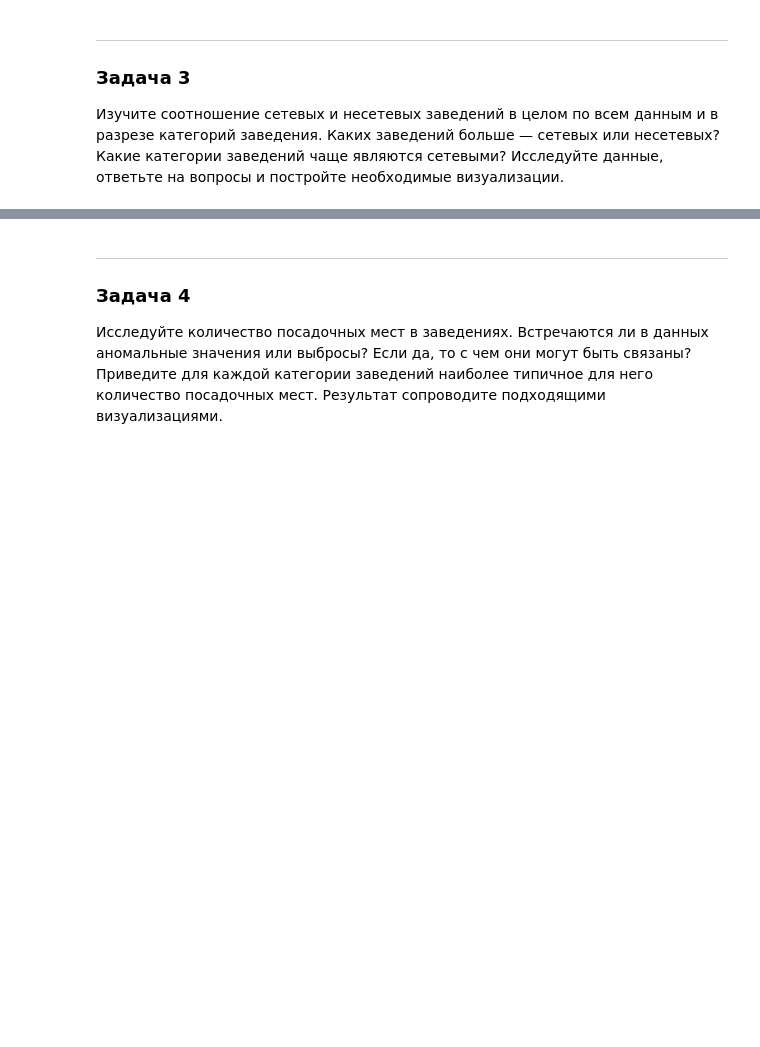
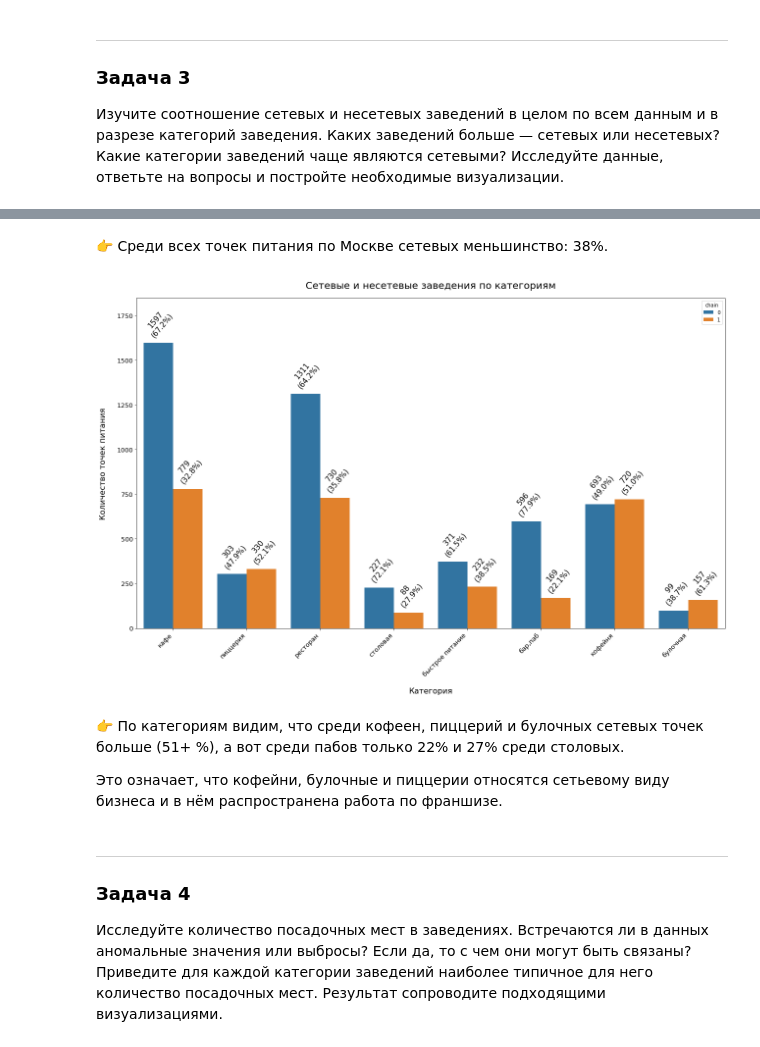
Before and after one commit to alexf2/yp_data_science_tasks, a Jupyter notebook: sprint7_pandas/sprint7_project_new.ipynb, the cells around one changed output, grey strips where cells are left out. Cells and saved outputs as stored; diff of their text form; code cells hidden in the pictures; blank space fills up the shorter version.

```diff
--- a/sprint7_pandas/sprint7_project_new.ipynb
+++ b/sprint7_pandas/sprint7_project_new.ipynb
@@ -874,3 +893,45 @@ plt.show()
+# %% [markdown]
+👉 Среди всех точек питания по Москве сетевых меньшинство: 38%.
+# %%
+plt.figure(figsize=(18, 12))
+ax = sns.countplot(data=rest_df, x='category', hue='chain')
+
+c1_heights = [float(bar.get_height() or 0) for bar in ax.containers[0]]
+c2_heights = [float(bar.get_height() or 0) for bar in ax.containers[1]]
+category_sums = [h1 + h2 for h1, h2 in zip(c1_heights, c2_heights)]
+
+for container in ax.containers:
+    labels = []
+    for i, bar in enumerate(container):
+        height = float(bar.get_height() or 0)
+        total_in_cat = category_sums[i]
+
+        if height > 0 and total_in_cat > 0:
+            percent = height / total_in_cat
+            labels.append(f'{int(height)}\n({percent:.1%})')
+        else:
+            labels.append('')
+
+    texts = ax.bar_label(container, labels=labels, fontsize=15, padding=8)
+    for t in texts:
+        t.set_rotation(50)
+
+ax.set_title('Сетевые и несетевые заведения по категориям', fontsize=20, pad=20)
+ax.set_xlabel('Категория', fontsize=16, labelpad=20)
+ax.set_ylabel('Количество точек питания', fontsize=16, labelpad=20)
+
+ax.set_ylim(0, ax.get_ylim()[1] * 1.1)
+
+plt.xticks(rotation=45, ha='right', fontsize=13)
+plt.yticks(fontsize=13)
+plt.tight_layout()
+plt.show()
+# %% [output]
+[figure, added]
+# %% [markdown]
+👉 По категориям видим, что среди кофеен, пиццерий и булочных сетевых точек больше (51+ %), а вот среди пабов только 22% и 27% среди столовых.
+
+Это означает, что кофейни, булочные и пиццерии относятся сетьевому виду бизнеса и в нём распространена работа по франшизе.
 # %% [markdown]
 ---
 
```
Also changed, not shown: parts of 9 cells of this notebook.
